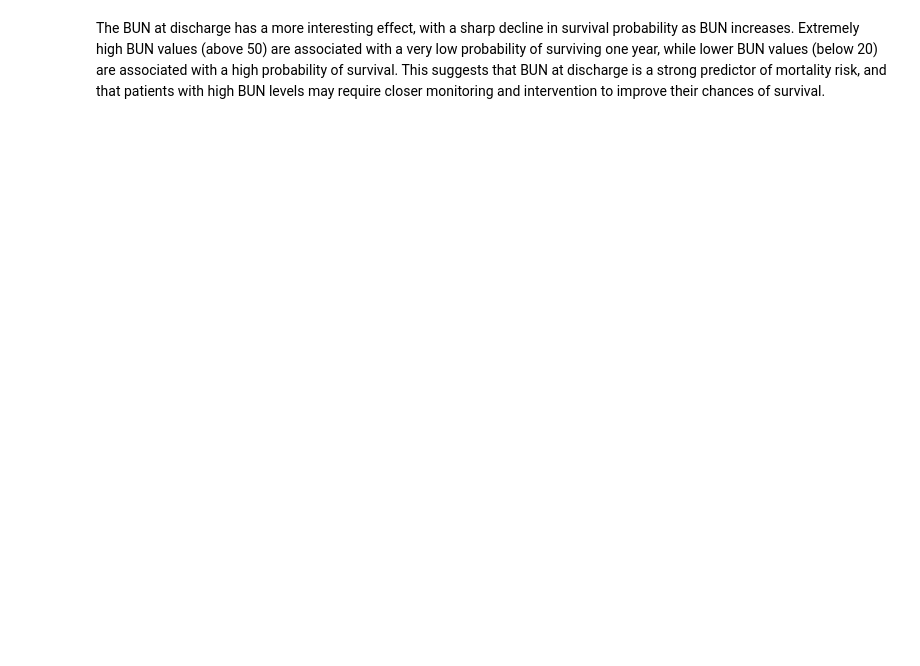
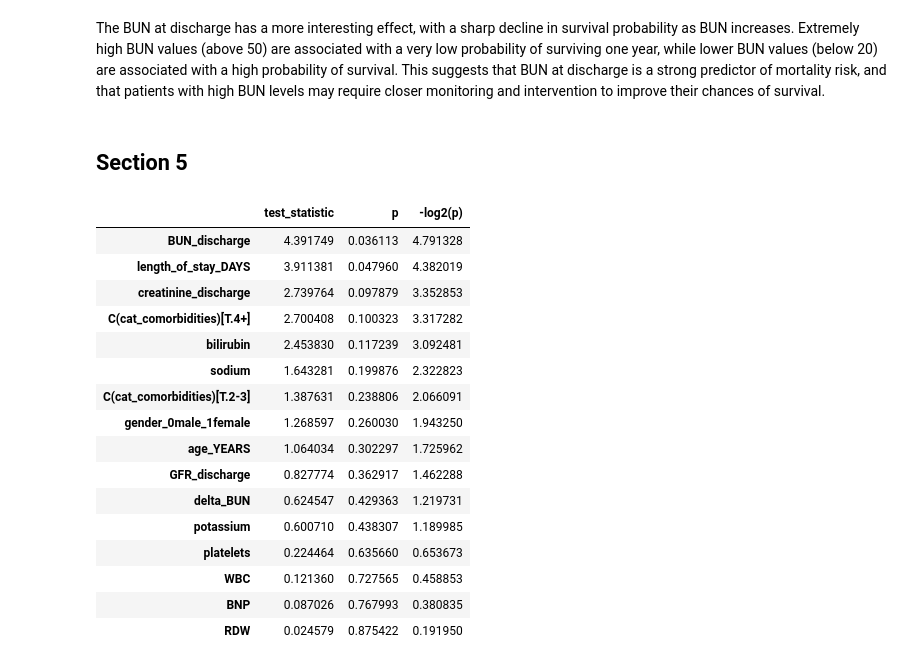
Before and after one commit to Mormorfor/SAML_project, a Jupyter notebook: PA2/Part2.ipynb, the cells around one changed output. Cells and saved outputs as stored; diff of their text form; code cells hidden in the pictures; blank space fills up the shorter version.

```diff
--- a/PA2/Part2.ipynb
+++ b/PA2/Part2.ipynb
@@ -208,2 +224,4 @@ plot_survival_by_covariate(bun_cph, data, 'BUN_discharge', t=12.0)
 # %% [markdown]
 The BUN at discharge has a more interesting effect, with a sharp decline in survival probability as BUN increases. Extremely high BUN values (above 50) are associated with a very low probability of surviving one year, while lower BUN values (below 20) are associated with a high probability of survival. This suggests that BUN at discharge is a strong predictor of mortality risk, and that patients with high BUN levels may require closer monitoring and intervention to improve their chances of survival.
+# %% [markdown]
+## Section 5
@@ -209,0 +231,29 @@ The BUN at discharge has a more interesting effect, with a sharp decline in surv
+# %%
+from lifelines.statistics import proportional_hazard_test
+
+ph_test = proportional_hazard_test(
+    selected_cph,
+    data,
+    time_transform="rank"
+)
+
+ph_summary = ph_test.summary.sort_values("p")
+ph_summary
+# %% [output]
+|  | test_statistic | p | -log2(p) |
+| BUN_discharge | 4.391749 | 0.036113 | 4.791328 |
+| length_of_stay_DAYS | 3.911381 | 0.047960 | 4.382019 |
+| creatinine_discharge | 2.739764 | 0.097879 | 3.352853 |
+| C(cat_comorbidities)[T.4+] | 2.700408 | 0.100323 | 3.317282 |
+| bilirubin | 2.453830 | 0.117239 | 3.092481 |
+| sodium | 1.643281 | 0.199876 | 2.322823 |
+| C(cat_comorbidities)[T.2-3] | 1.387631 | 0.238806 | 2.066091 |
+| gender_0male_1female | 1.268597 | 0.260030 | 1.943250 |
+| age_YEARS | 1.064034 | 0.302297 | 1.725962 |
+| GFR_discharge | 0.827774 | 0.362917 | 1.462288 |
+| delta_BUN | 0.624547 | 0.429363 | 1.219731 |
+| potassium | 0.600710 | 0.438307 | 1.189985 |
+| platelets | 0.224464 | 0.635660 | 0.653673 |
+| WBC | 0.121360 | 0.727565 | 0.458853 |
+| BNP | 0.087026 | 0.767993 | 0.380835 |
+| RDW | 0.024579 | 0.875422 | 0.191950 |
```
Also changed, not shown: parts of 16 cells of this notebook, 1 other file.
